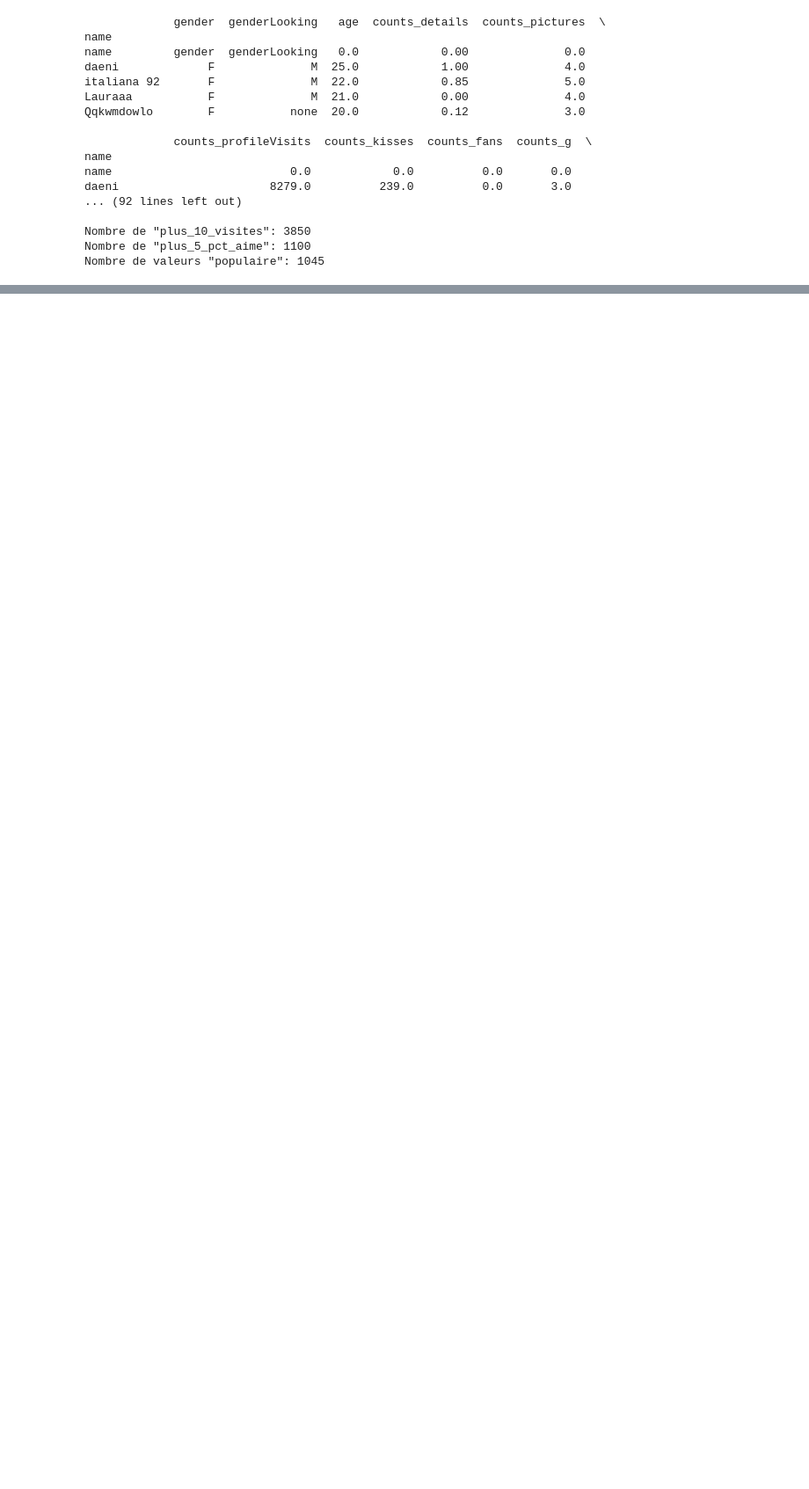
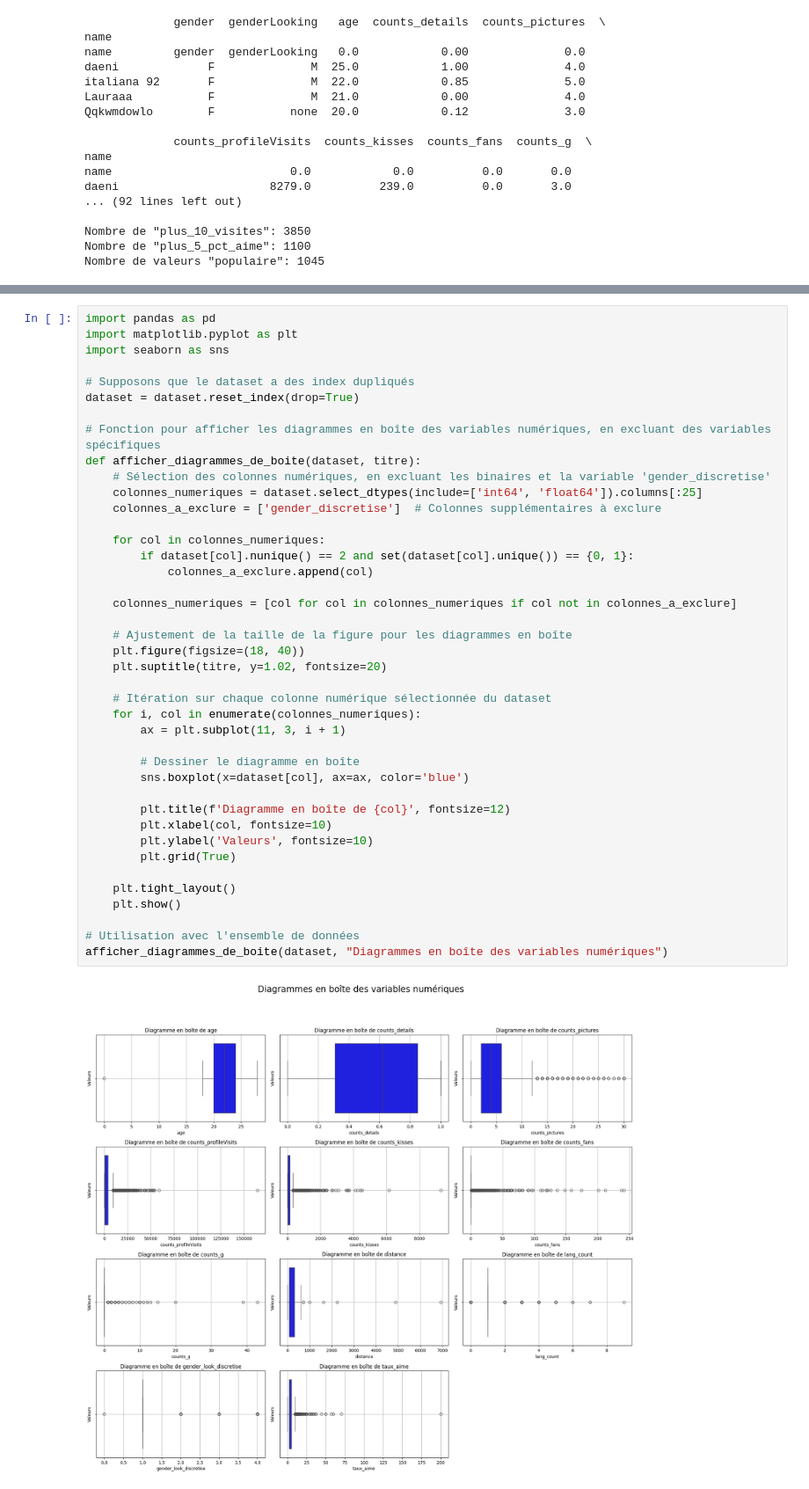
Before and after one commit to KevenJAntenor/Distributed-Systems, a Jupyter notebook: tp1.ipynb, the cells around one changed output, grey strips where cells are left out. Shown at 88% size. Saved outputs shown, nothing was run; the diff lists cells and outputs as text; blank space fills up the shorter version.

Commit message:
Diagrammes de boites a moustache

```diff
--- a/tp1.ipynb
+++ b/tp1.ipynb
@@ -180,6 +180,49 @@ def afficher_histogrammes(dataset, titre):
 afficher_histogrammes(dataset, "Histogrammes des variables")
 # %% [output]
 [figure]
+# %%
+import pandas as pd
+import matplotlib.pyplot as plt
+import seaborn as sns
+
+# Supposons que le dataset a des index dupliqués
+dataset = dataset.reset_index(drop=True)
+
+# Fonction pour afficher les diagrammes en boîte des variables numériques, en excluant des variables spécifiques
+def afficher_diagrammes_de_boite(dataset, titre):
+    # Sélection des colonnes numériques, en excluant les binaires et la variable 'gender_discretise'
+    colonnes_numeriques = dataset.select_dtypes(include=['int64', 'float64']).columns[:25]
+    colonnes_a_exclure = ['gender_discretise']  # Colonnes supplémentaires à exclure
+
+    for col in colonnes_numeriques:
+        if dataset[col].nunique() == 2 and set(dataset[col].unique()) == {0, 1}:
+            colonnes_a_exclure.append(col)
+
+    colonnes_numeriques = [col for col in colonnes_numeriques if col not in colonnes_a_exclure]
+
+    # Ajustement de la taille de la figure pour les diagrammes en boîte
+    plt.figure(figsize=(18, 40))
+    plt.suptitle(titre, y=1.02, fontsize=20)
+
+    # Itération sur chaque colonne numérique sélectionnée du dataset
+    for i, col in enumerate(colonnes_numeriques):
+        ax = plt.subplot(11, 3, i + 1)
+
+        # Dessiner le diagramme en boîte
+        sns.boxplot(x=dataset[col], ax=ax, color='blue')
+
+        plt.title(f'Diagramme en boîte de {col}', fontsize=12)
+        plt.xlabel(col, fontsize=10)
+        plt.ylabel('Valeurs', fontsize=10)
+        plt.grid(True)
+
+    plt.tight_layout()
+    plt.show()
+
+# Utilisation avec l'ensemble de données
+afficher_diagrammes_de_boite(dataset, "Diagrammes en boîte des variables numériques")
+# %% [output]
+[figure, added]
 # %%
 import pandas as pd
 import numpy as np
```
Also changed, not shown: parts of 3 cells of this notebook.
